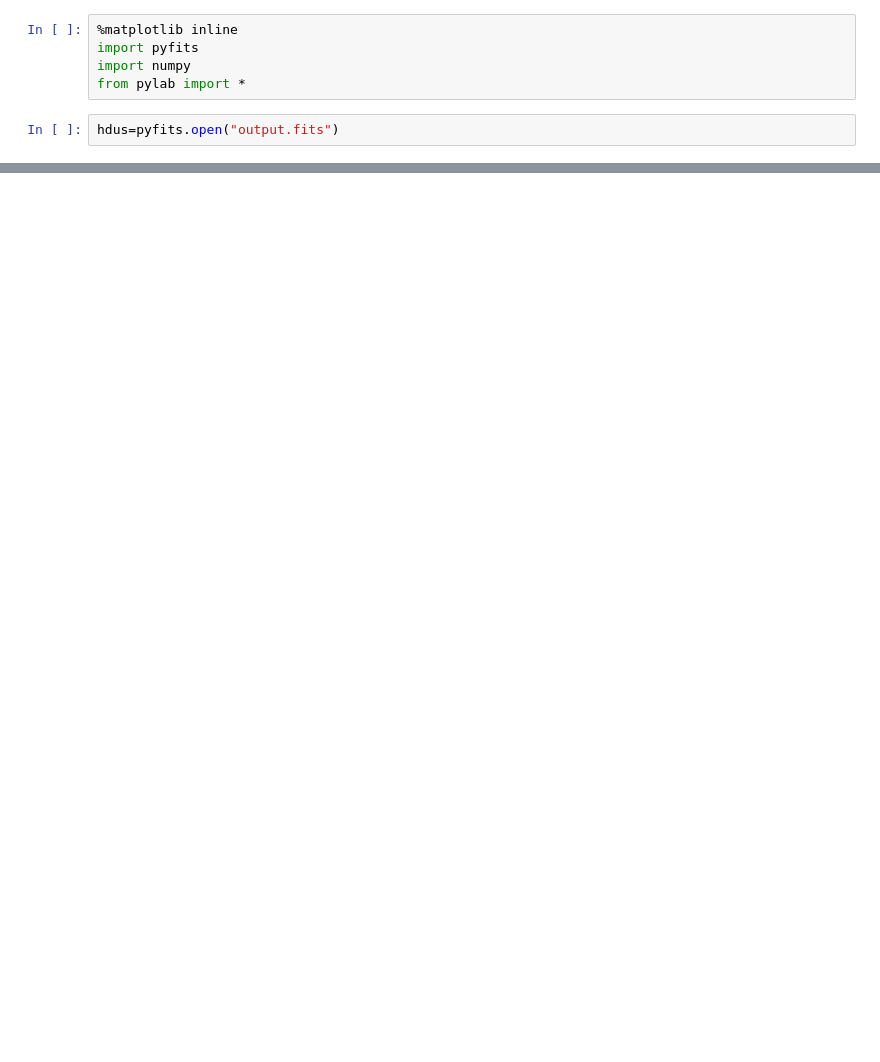
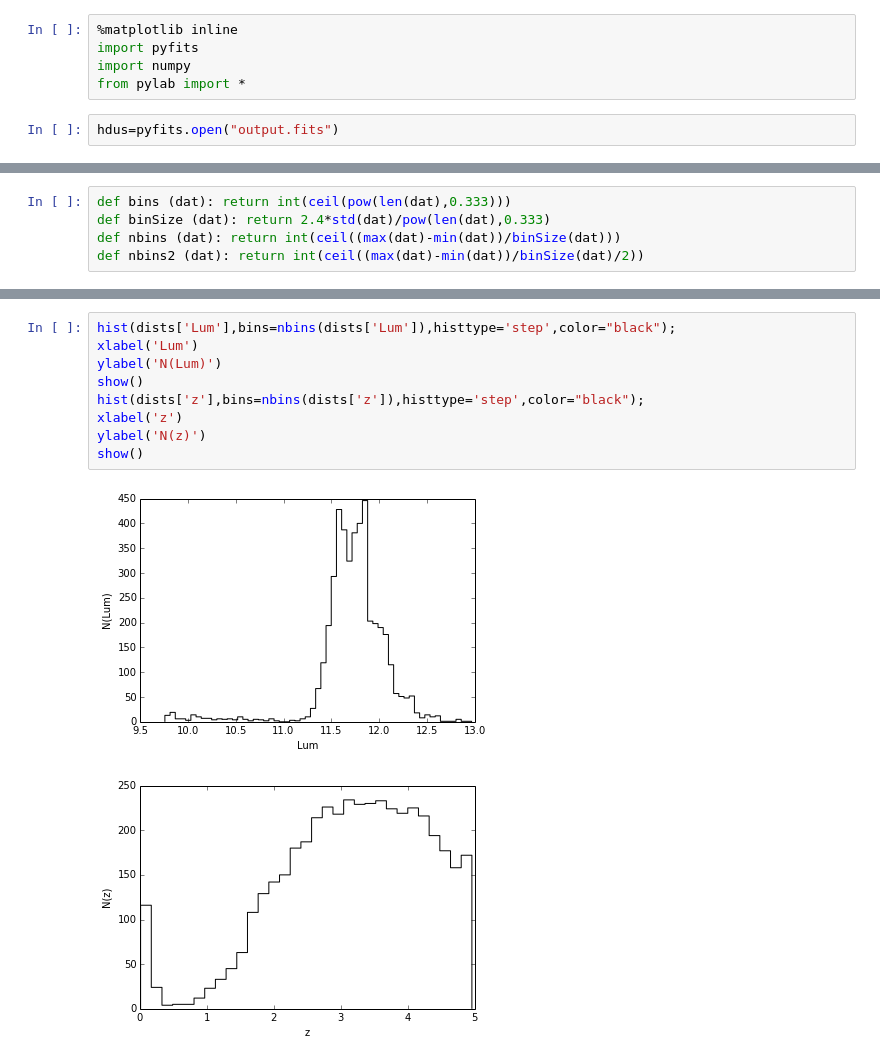
Before and after one commit to nkurinsky/SurveySim, a Jupyter notebook: trunk/output/Plot Output.ipynb, the cells around one changed output, grey strips where cells are left out. Drawn from its saved outputs; the diff is of its cells as text; blank space fills up the shorter version.

```diff
--- a/trunk/output/Plot Output.ipynb
+++ b/trunk/output/Plot Output.ipynb
@@ -109,0 +166,5 @@ show()
+# %%
+def bins (dat): return int(ceil(pow(len(dat),0.333)))
+def binSize (dat): return 2.4*std(dat)/pow(len(dat),0.333)
+def nbins (dat): return int(ceil((max(dat)-min(dat))/binSize(dat)))
+def nbins2 (dat): return int(ceil((max(dat)-min(dat))/binSize(dat)/2))
@@ -109,0 +179,12 @@ show()
+# %%
+hist(dists['Lum'],bins=nbins(dists['Lum']),histtype='step',color="black");
+xlabel('Lum')
+ylabel('N(Lum)')
+show()
+hist(dists['z'],bins=nbins(dists['z']),histtype='step',color="black");
+xlabel('z')
+ylabel('N(z)')
+show()
+# %% [output]
+[figure, added]
+[figure, added]
```
Also changed, not shown: parts of 10 cells of this notebook, 2 other files.
